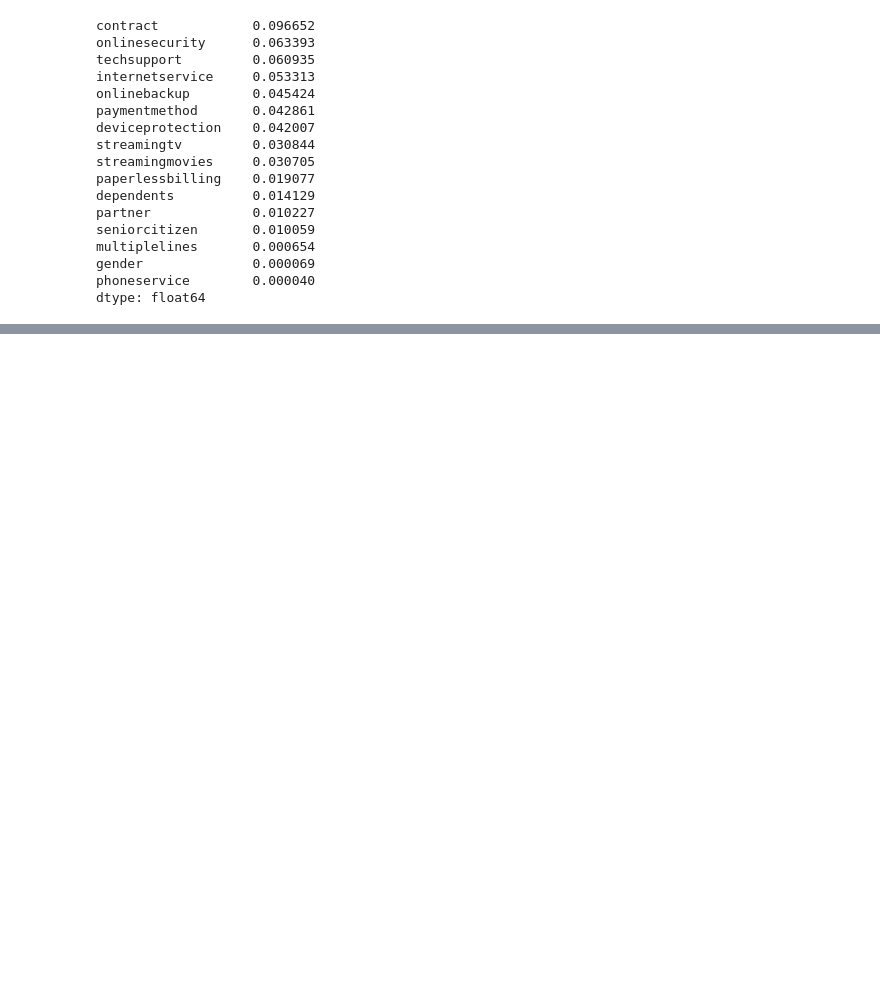
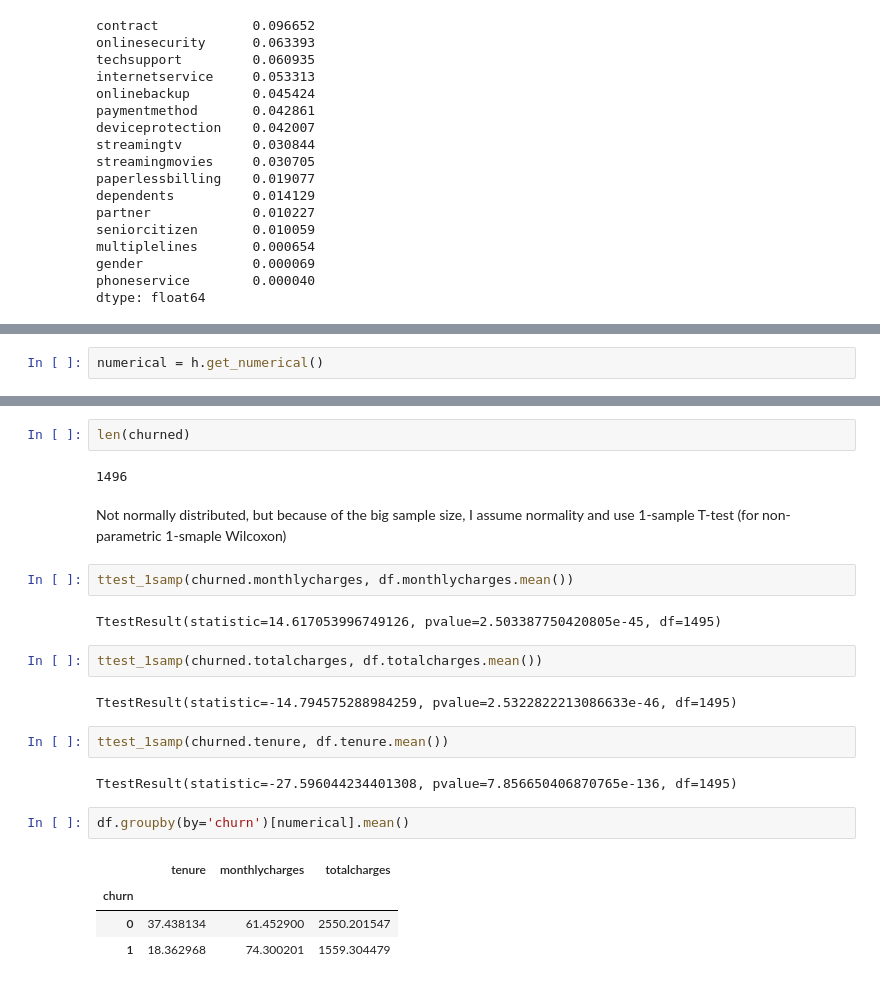
Before and after one commit to nadia-paz/ML-Zoomcamp, a Jupyter notebook: week3/02_telco_features.ipynb, the cells around one changed output, grey strips where cells are left out. Cells and saved outputs as stored; diff of their text form; blank space fills up the shorter version.

Commit message:
add numerical features

```diff
--- a/week3/02_telco_features.ipynb
+++ b/week3/02_telco_features.ipynb
@@ -220,0 +283,2 @@ pd.concat([
+# %%
+numerical = h.get_numerical()
@@ -220,0 +299,25 @@ pd.concat([
+# %%
+len(churned)
+# %% [output]
+1496
+# %% [markdown]
+Not normally distributed, but because of the big sample size, I assume normality and use 1-sample T-test (for non-parametric 1-smaple Wilcoxon)
+# %%
+ttest_1samp(churned.monthlycharges, df.monthlycharges.mean())
+# %% [output]
+TtestResult(statistic=14.617053996749126, pvalue=2.503387750420805e-45, df=1495)
+# %%
+ttest_1samp(churned.totalcharges, df.totalcharges.mean())
+# %% [output]
+TtestResult(statistic=-14.794575288984259, pvalue=2.5322822213086633e-46, df=1495)
+# %%
+ttest_1samp(churned.tenure, df.tenure.mean())
+# %% [output]
+TtestResult(statistic=-27.596044234401308, pvalue=7.856650406870765e-136, df=1495)
+# %%
+df.groupby(by='churn')[numerical].mean()
+# %% [output]
+|  | tenure | monthlycharges | totalcharges |
+| churn |  |  |  |
+| 0 | 37.438134 | 61.452900 | 2550.201547 |
+| 1 | 18.362968 | 74.300201 | 1559.304479 |
```
Also changed, not shown: parts of 18 cells of this notebook.
